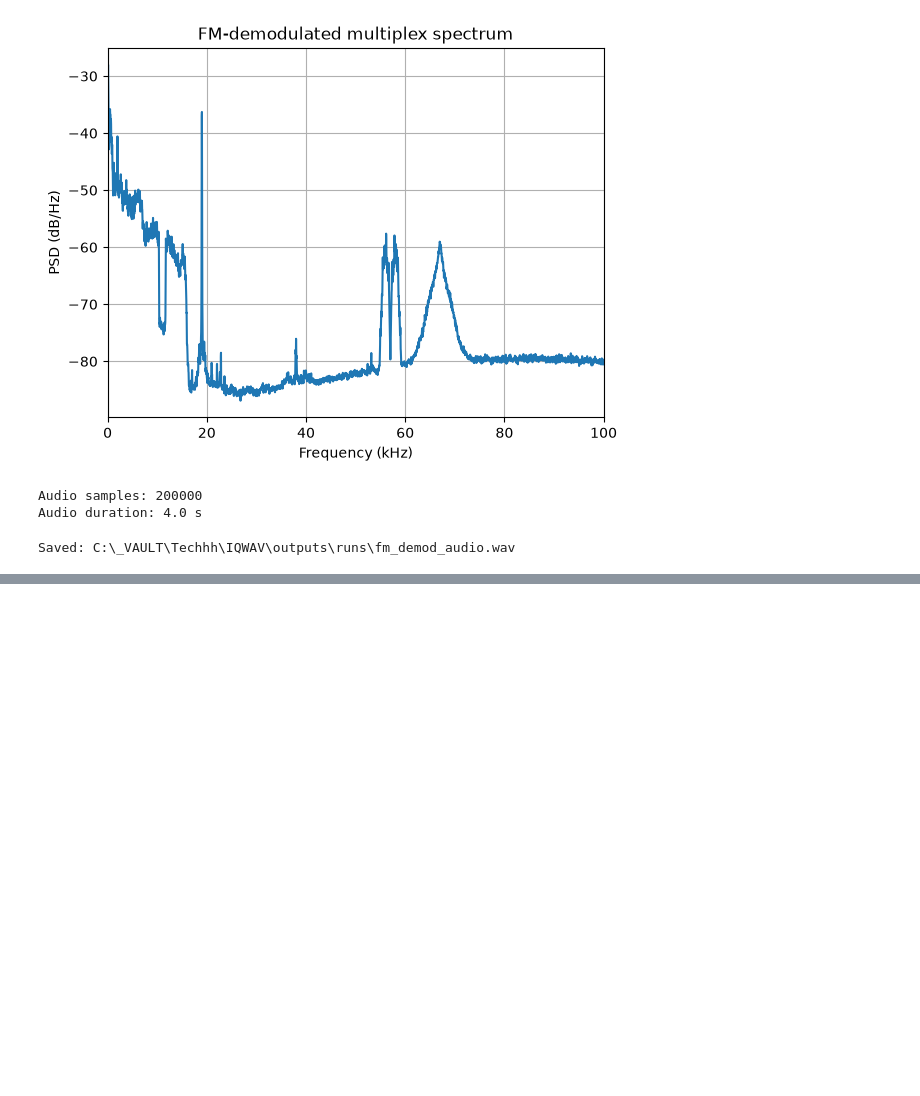
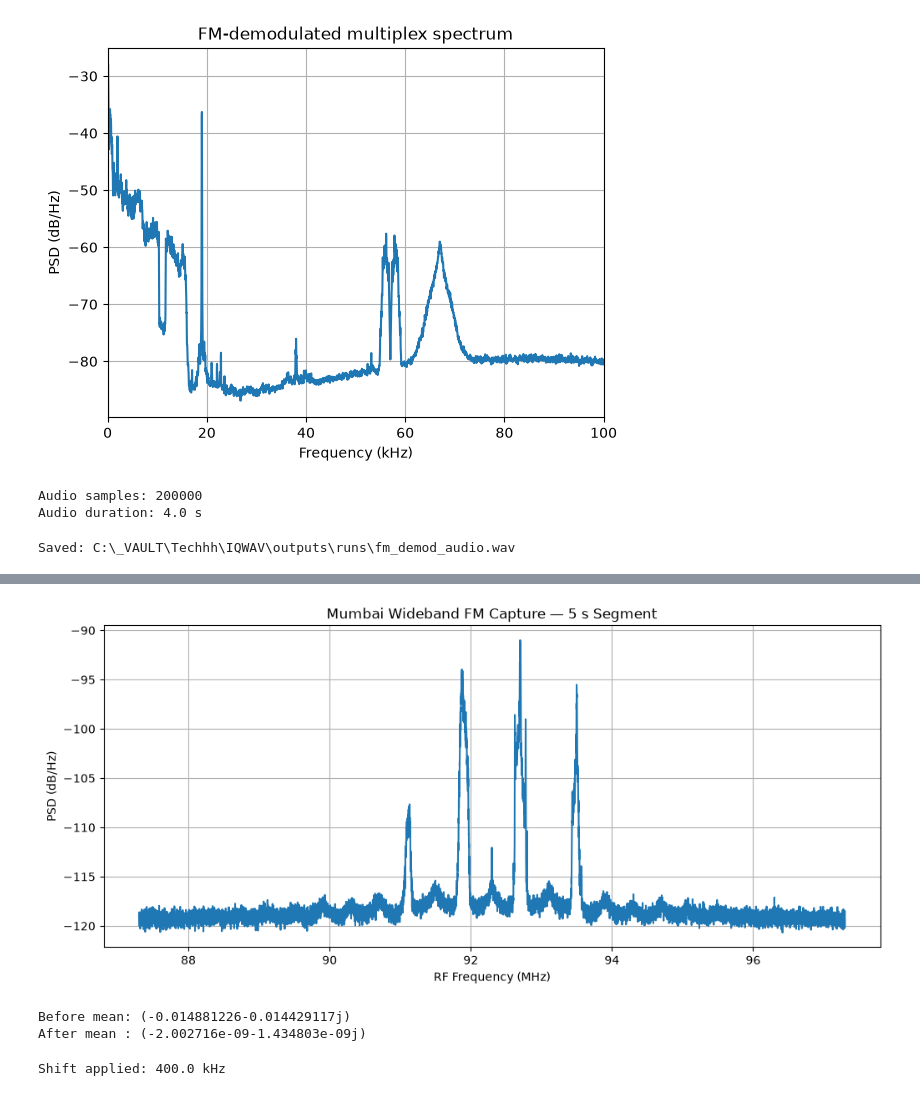
Before and after one commit to Andro-HM/IQWAV, a Jupyter notebook: notebooks/experiments/02_real_fm_demodulation.ipynb, the cells around one changed output, grey strips where cells are left out. Drawn from its saved outputs; the diff is of its cells as text; code cells hidden in the pictures; blank space fills up the shorter version.

Commit message:
Validate wideband OTA FM channelization

```diff
--- a/notebooks/experiments/02_real_fm_demodulation.ipynb
+++ b/notebooks/experiments/02_real_fm_demodulation.ipynb
@@ -129,0 +182,16 @@ Saved: C:\_VAULT\Techhh\IQWAV\outputs\runs\fm_demod_audio.wav
+# %%
+samples_per_chunk = 1_000_000
+start_seconds = 5
+
+with open(mumbai_path, "rb") as f:
+    f.seek(start_seconds * fs_mumbai * 8)   # 8 bytes per complex64 sample
+    iq_mid = np.fromfile(f, dtype=np.complex64, count=samples_per_chunk)
+
+print("Shape:", iq_mid.shape)
+print("I range:", iq_mid.real.min(), iq_mid.real.max())
+print("Q range:", iq_mid.imag.min(), iq_mid.imag.max())
+print("I mean:", iq_mid.real.mean())
+print("Q mean:", iq_mid.imag.mean())
+print("Mean magnitude:", np.mean(np.abs(iq_mid)))
+print("Max magnitude:", np.max(np.abs(iq_mid)))
+print("Finite:", np.all(np.isfinite(iq_mid)))
@@ -129,0 +207,47 @@ Saved: C:\_VAULT\Techhh\IQWAV\outputs\runs\fm_demod_audio.wav
+# %%
+from scipy import signal
+import matplotlib.pyplot as plt
+
+freqs, psd = signal.welch(
+    iq_mid,
+    fs=fs_mumbai,
+    nperseg=16384,
+    return_onesided=False
+)
+
+freqs = np.fft.fftshift(freqs)
+psd = np.fft.fftshift(psd)
+
+rf_freq_mhz = (center_freq_mumbai + freqs) / 1e6
+
+plt.figure(figsize=(12, 5))
+plt.plot(rf_freq_mhz, 10 * np.log10(psd + 1e-20))
+plt.xlabel("RF Frequency (MHz)")
+plt.ylabel("PSD (dB/Hz)")
+plt.title("Mumbai Wideband FM Capture — 5 s Segment")
+plt.grid(True)
+plt.show()
+# %% [output]
+[figure, added]
+# %%
+iq_work = iq_mid - np.mean(iq_mid)
+
+print("Before mean:", np.mean(iq_mid))
+print("After mean :", np.mean(iq_work))
+# %% [output]
+Before mean: (-0.014881226-0.014429117j)
+After mean : (-2.002716e-09-1.434803e-09j)
+# %%
+target_freq = 92.7e6
+
+freq_offset = target_freq - center_freq_mumbai
+
+n = np.arange(len(iq_work))
+
+iq_shifted = iq_work * np.exp(
+    -1j * 2 * np.pi * freq_offset * n / fs_mumbai
+)
+
+print("Shift applied:", freq_offset / 1e3, "kHz")
+# %% [output]
+Shift applied: 400.0 kHz
```
Also changed, not shown: parts of 13 cells of this notebook, 1 other file.
